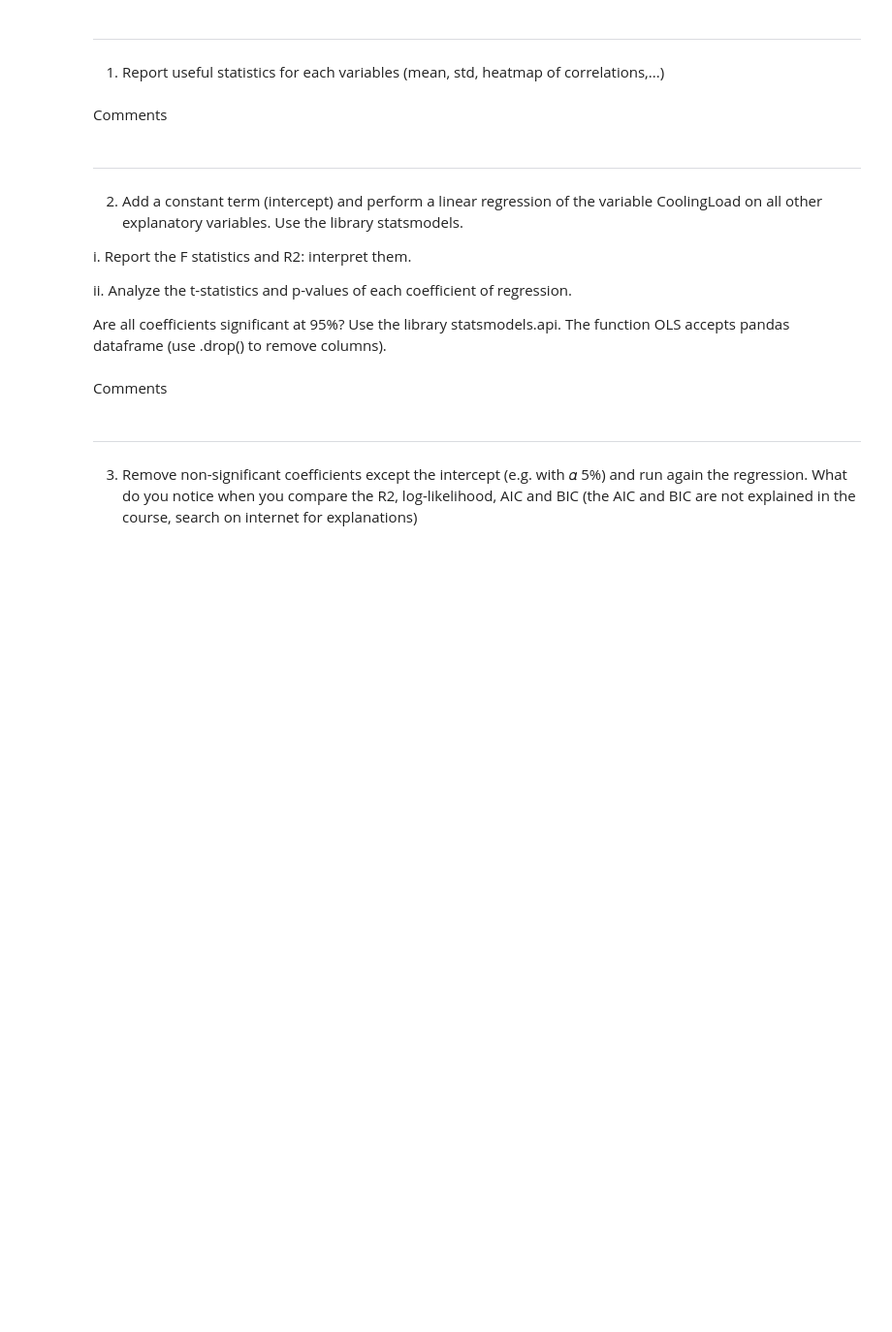
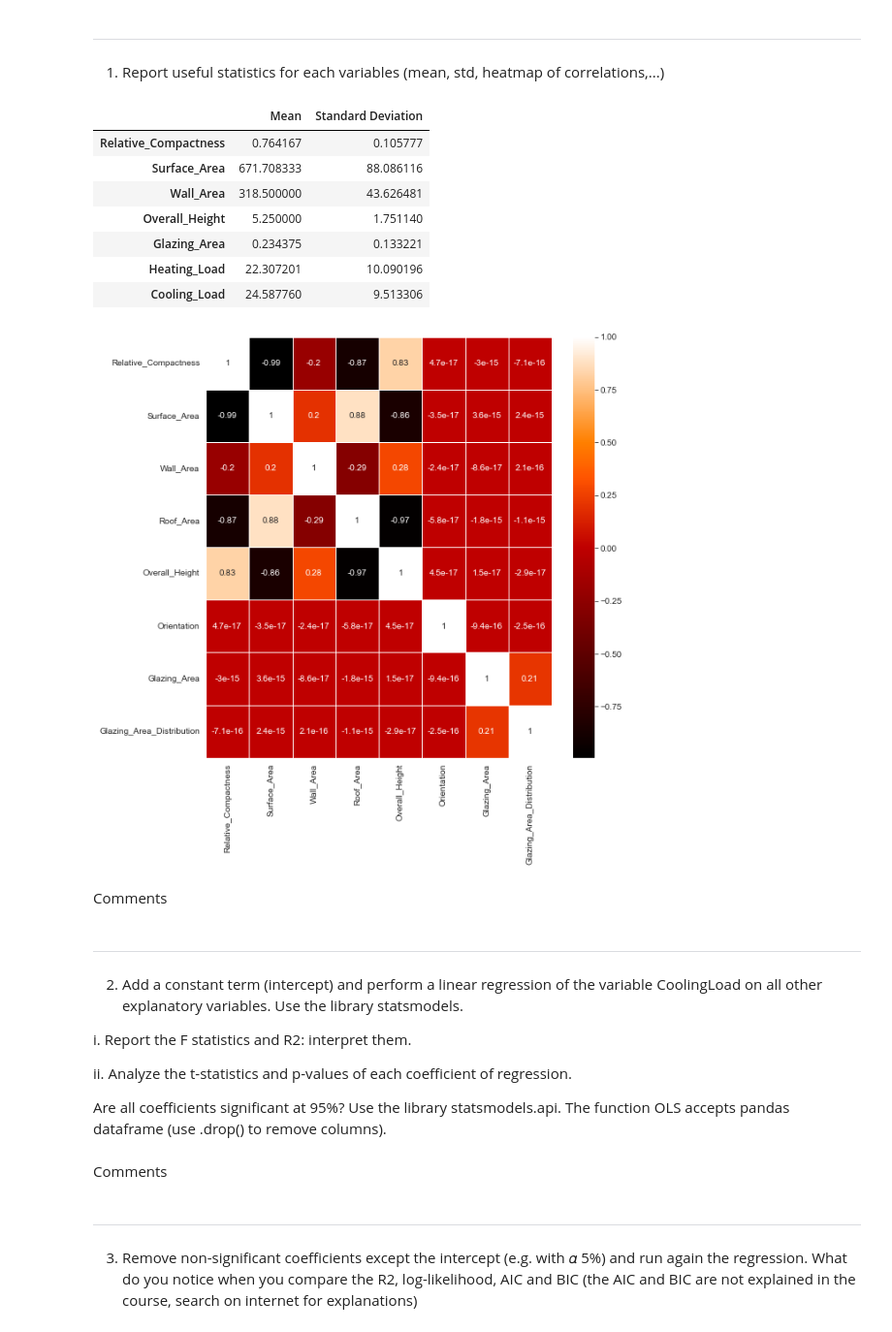
Before and after one commit to Emilevillette/LEPL1109-Hackatons, a Jupyter notebook: Hackaton 2/hackathon2_without_code.ipynb, the cells around one changed output. Shown at 97% size. Drawn from its saved outputs; the diff is of its cells as text; code cells hidden in the pictures; blank space fills up the shorter version.

```diff
--- a/Hackaton 2/hackathon2_without_code.ipynb
+++ b/Hackaton 2/hackathon2_without_code.ipynb
@@ -58,3 +59,25 @@ import statsmodels.api as sm
+# %%
+dhc = pd.read_csv("Data_heating_cooling.csv", skipinitialspace=True)
+dhc_inputs = dhc.drop(["Heating_Load","Cooling_Load"], axis=1)
+dhc = dhc.drop(["Orientation","Glazing_Area_Distribution","Roof_Area"], axis=1) #c.f Moodle Hackathon 2 remarques
+
+
+ds_dhc = pd.DataFrame(data={"Mean": dhc.mean(),"Standard Deviation": dhc.std()})
+corr_matrix = dhc_inputs.corr()
+plt.figure(figsize=(9,9))
+sns.heatmap(corr_matrix, annot=True,linewidths=.5, cmap="gist_heat")
+
+ds_dhc
+# %% [output]
+|  | Mean | Standard Deviation |
+| Relative_Compactness | 0.764167 | 0.105777 |
+| Surface_Area | 671.708333 | 88.086116 |
+| Wall_Area | 318.500000 | 43.626481 |
+| Overall_Height | 5.250000 | 1.751140 |
+| Glazing_Area | 0.234375 | 0.133221 |
+| Heating_Load | 22.307201 | 10.090196 |
+| Cooling_Load | 24.587760 | 9.513306 |
+[figure, added]
 # %% [markdown]
 Comments
 # %% [markdown]
```
Also changed, not shown: parts of 13 cells of this notebook.
